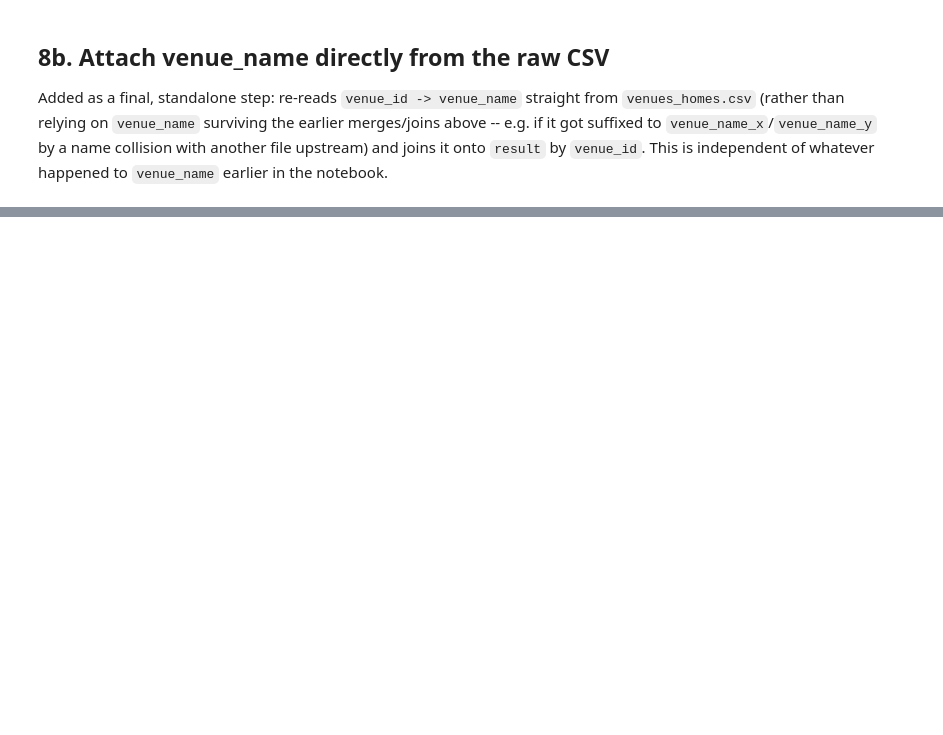
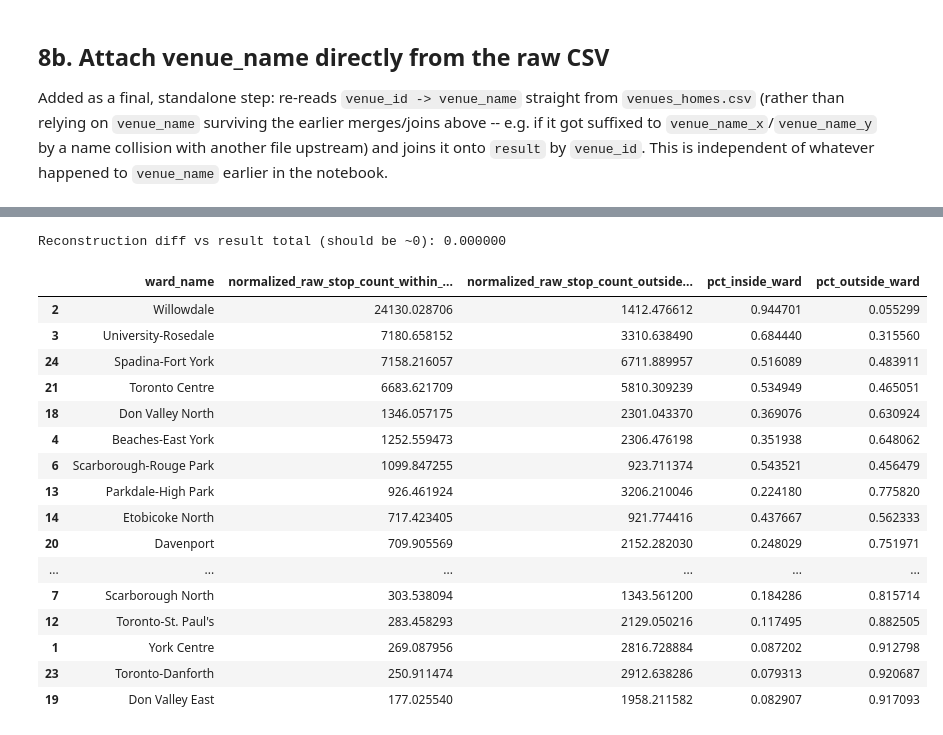
Before and after one commit to schoolofcities/eddit-tac, a Jupyter notebook: analysis/activity/ward_to_venue_activity.ipynb, the cells around one changed output, grey strips where cells are left out. Drawn from its saved outputs; the diff is of its cells as text; code cells hidden in the pictures; blank space fills up the shorter version.

Commit message:
add ward-to-ward computation

```diff
--- a/analysis/activity/ward_to_venue_activity.ipynb
+++ b/analysis/activity/ward_to_venue_activity.ipynb
@@ -404,0 +498,13 @@ result.head()
+# %%
+PCT_RESULT_COL = f"{RESULT_COL}_pct"
+
+_venue_totals = result.groupby(VENUE_ID_COL)[RESULT_COL].transform("sum")
+result[PCT_RESULT_COL] = (result[RESULT_COL] / _venue_totals).fillna(0.0)
+
+# sanity check: each venue's percentages should sum to 1.0 (or 0.0 if that venue has zero total activity)
+_pct_check = result.groupby(VENUE_ID_COL)[PCT_RESULT_COL].sum()
+_bad = _pct_check[~_pct_check.round(6).isin([0.0, 1.0])]
+if len(_bad):
+    print(f"WARNING: {len(_bad)} venue(s) have per-venue percentages that don't sum to 0 or 1: {_bad.to_dict()}")
+
+result.head(10)
@@ -417,0 +552,45 @@ result.to_csv("../../data/activity/ward_to_venue_activity.csv", index=False)
+# %%
+within_ward = result[result["home_ward"]].groupby(WARD_NAME_COL)[RESULT_COL].sum()
+outside_ward = result[~result["home_ward"]].groupby(WARD_NAME_COL)[RESULT_COL].sum()
+
+WITHIN_COL = f"{VALUE_COL}_within_ward"
+OUTSIDE_COL = f"{VALUE_COL}_outside_ward"
+
+ward_summary = pd.DataFrame({WARD_NAME_COL: wards_gdf[WARD_NAME_COL].unique()}).set_index(WARD_NAME_COL)
+ward_summary[WITHIN_COL] = within_ward
+ward_summary[OUTSIDE_COL] = outside_ward
+ward_summary = ward_summary.fillna(0.0).reset_index()
+
+# additional columns: what % of THIS ward's total (within + outside) stayed inside vs left --
+# a ward with zero activity either way gets 0.0/0.0 rather than a NaN from dividing by zero
+PCT_WITHIN_COL = "pct_inside_ward"
+PCT_OUTSIDE_COL = "pct_outside_ward"
+_ward_totals = ward_summary[WITHIN_COL] + ward_summary[OUTSIDE_COL]
+ward_summary[PCT_WITHIN_COL] = (ward_summary[WITHIN_COL] / _ward_totals).fillna(0.0)
+ward_summary[PCT_OUTSIDE_COL] = (ward_summary[OUTSIDE_COL] / _ward_totals).fillna(0.0)
+
+# sanity check: within + outside across all wards should equal the grand total in `result`
+total_diff = abs(ward_summary[[WITHIN_COL, OUTSIDE_COL]].sum().sum() - result[RESULT_COL].sum())
+print(f"Reconstruction diff vs result total (should be ~0): {total_diff:.6f}")
+
+ward_summary.to_csv("../../data/activity/ward_to_ward_activity.csv", index=False)
+ward_summary.sort_values(WITHIN_COL, ascending=False).head(20)
+# %% [output]
+Reconstruction diff vs result total (should be ~0): 0.000000
+|  | ward_name | normalized_raw_stop_count_within_... | normalized_raw_stop_count_outside... | pct_inside_ward | pct_outside_ward |
+| 2 | Willowdale | 24130.028706 | 1412.476612 | 0.944701 | 0.055299 |
+| 3 | University-Rosedale | 7180.658152 | 3310.638490 | 0.684440 | 0.315560 |
+| 24 | Spadina-Fort York | 7158.216057 | 6711.889957 | 0.516089 | 0.483911 |
+| 21 | Toronto Centre | 6683.621709 | 5810.309239 | 0.534949 | 0.465051 |
+| 18 | Don Valley North | 1346.057175 | 2301.043370 | 0.369076 | 0.630924 |
+| 4 | Beaches-East York | 1252.559473 | 2306.476198 | 0.351938 | 0.648062 |
+| 6 | Scarborough-Rouge Park | 1099.847255 | 923.711374 | 0.543521 | 0.456479 |
+| 13 | Parkdale-High Park | 926.461924 | 3206.210046 | 0.224180 | 0.775820 |
+| 14 | Etobicoke North | 717.423405 | 921.774416 | 0.437667 | 0.562333 |
+| 20 | Davenport | 709.905569 | 2152.282030 | 0.248029 | 0.751971 |
+| ... | ... | ... | ... | ... | ... |
+| 7 | Scarborough North | 303.538094 | 1343.561200 | 0.184286 | 0.815714 |
+| 12 | Toronto-St. Paul's | 283.458293 | 2129.050216 | 0.117495 | 0.882505 |
+| 1 | York Centre | 269.087956 | 2816.728884 | 0.087202 | 0.912798 |
+| 23 | Toronto-Danforth | 250.911474 | 2912.638286 | 0.079313 | 0.920687 |
+| 19 | Don Valley East | 177.025540 | 1958.211582 | 0.082907 | 0.917093 |
```
Also changed, not shown: parts of 16 cells of this notebook.
